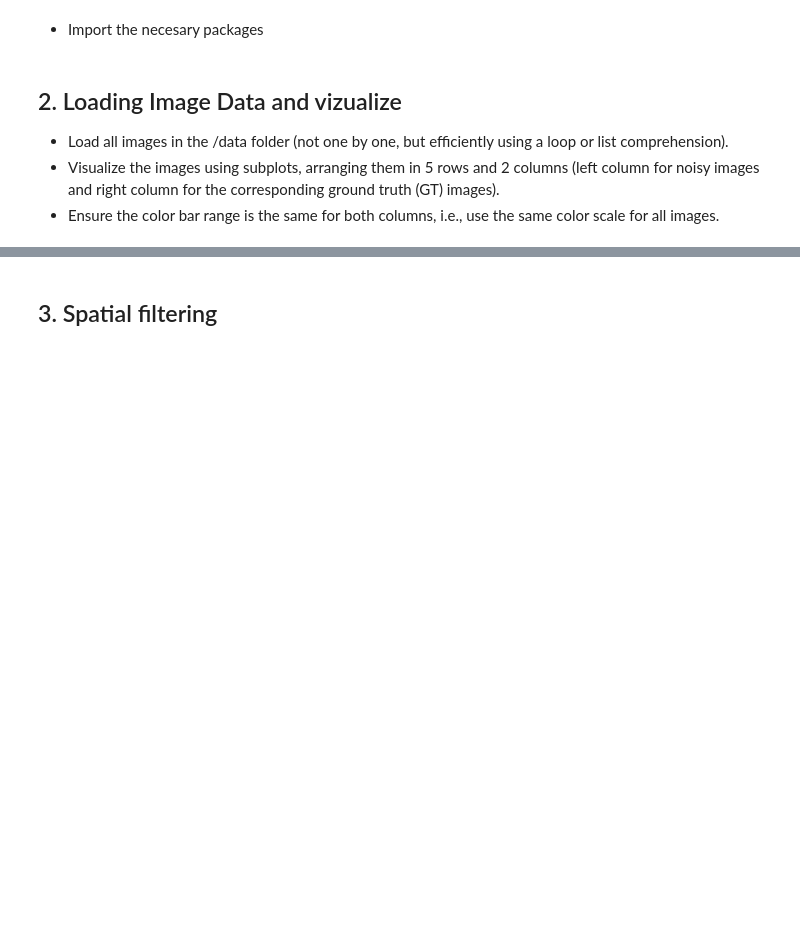
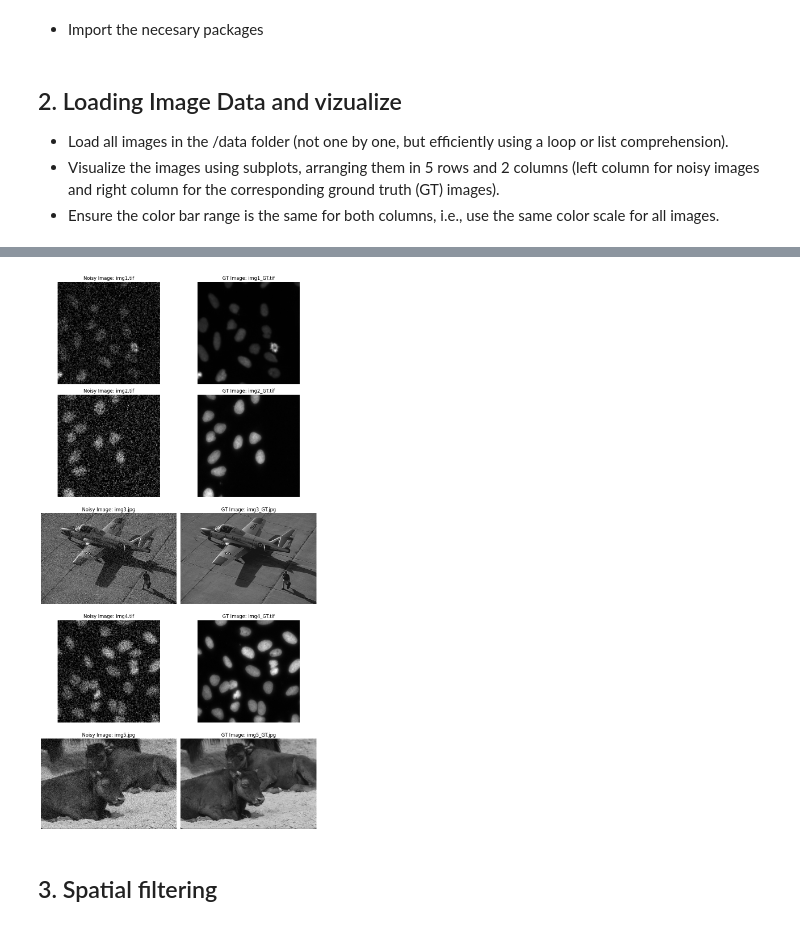
Before and after one commit to Negatix092/Image_Processing, a Jupyter notebook: Image_analysis_tutorial.ipynb, the cells around one changed output, grey strips where cells are left out. Drawn from its saved outputs; the diff is of its cells as text; code cells hidden in the pictures; blank space fills up the shorter version.

```diff
--- a/Image_analysis_tutorial.ipynb
+++ b/Image_analysis_tutorial.ipynb
@@ -15,3 +38,40 @@
+# %%
+# Load all images in the /data folder, using a loop or list comprehension
+data_folder = 'data'
+image_files = [f for f in os.listdir(data_folder) if f.endswith('.jpg') or f.endswith('.tif')]
+
+# Separate noisy and GT images
+noisy_images = []
+gt_images = []
+noisy_names = []
+gt_names = []
+
+for image_file in sorted(image_files):
+    img = skio.imread(os.path.join(data_folder, image_file))
+    if '_GT' in image_file:
+        gt_images.append(img)
+        gt_names.append(image_file)
+    else:
+        noisy_images.append(img)
+        noisy_names.append(image_file)
+
+num_images = len(noisy_images)
+
+fig, axes = plt.subplots(nrows=5, ncols=2, figsize=(10, 4*5))
+
+for i in range(num_images):
+    axes[i, 0].imshow(noisy_images[i], cmap='gray', vmin=0, vmax=255)
+    axes[i, 0].set_title(f'Noisy Image: {noisy_names[i]}')
+    axes[i, 0].axis('off')
+    axes[i, 1].imshow(gt_images[i], cmap='gray', vmin=0, vmax=255)
+    axes[i, 1].set_title(f'GT Image: {gt_names[i]}')
+    axes[i, 1].axis('off')
+
+# color bar
+plt.tight_layout()
+plt.show()
+# %% [output]
+[figure, added]
 # %% [markdown]
 ## 3. Spatial filtering
 # %% [markdown]
```
Also changed, not shown: parts of 8 cells of this notebook, 4 other files.
